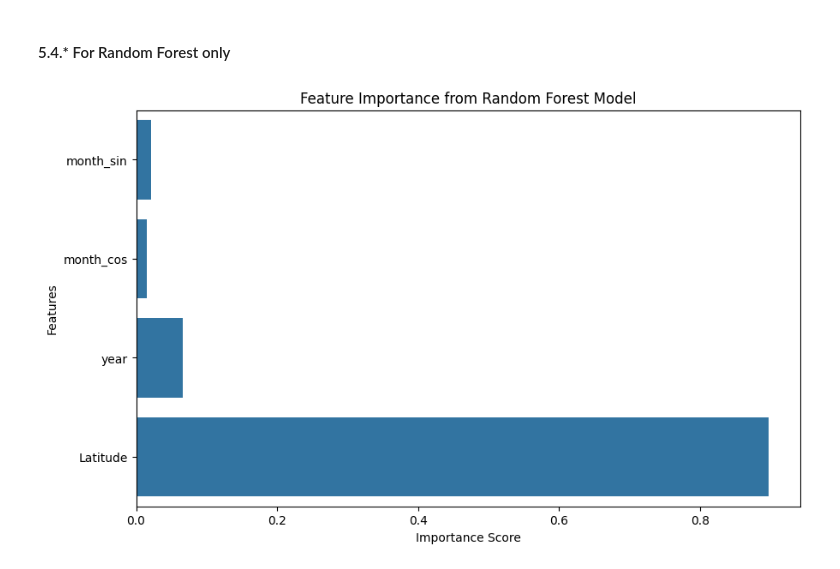
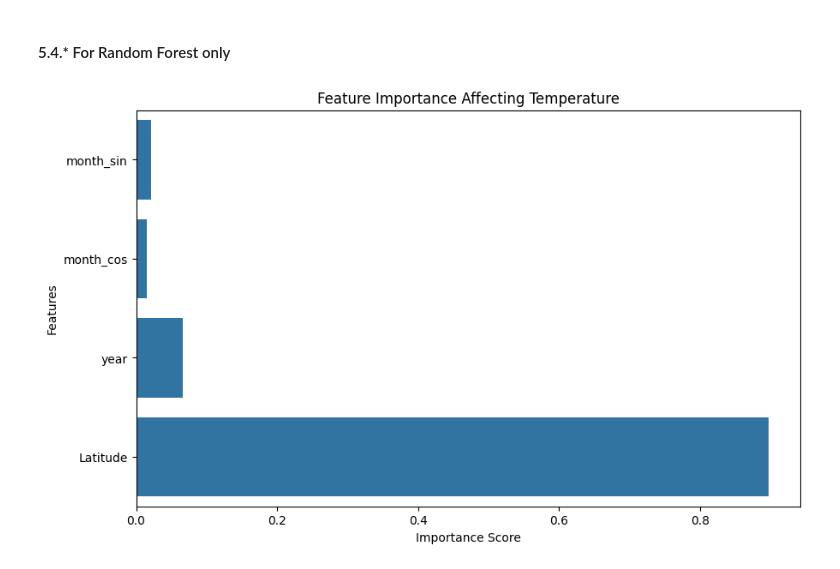
Before and after one commit to wandang2002/CDS-301, a Jupyter notebook: SST.ipynb, the cells around one changed output. Cells and saved outputs as stored; diff of their text form; code cells hidden in the pictures.

```diff
--- a/SST.ipynb
+++ b/SST.ipynb
@@ -282,9 +282,9 @@ plt.show()
 # %%
 plt.figure(figsize=(10, 6))
 sns.barplot(x =rf_model.feature_importances_, y = x.columns)
-plt.title('Feature Importance from Random Forest Model')
+plt.title('Feature Importance Affecting Temperature')
 plt.xlabel('Importance Score')
 plt.ylabel('Features')
 plt.show()
 # %% [output]
-[figure, old version]
+[figure, new version]
```
Also changed, not shown: parts of 2 cells of this notebook.
